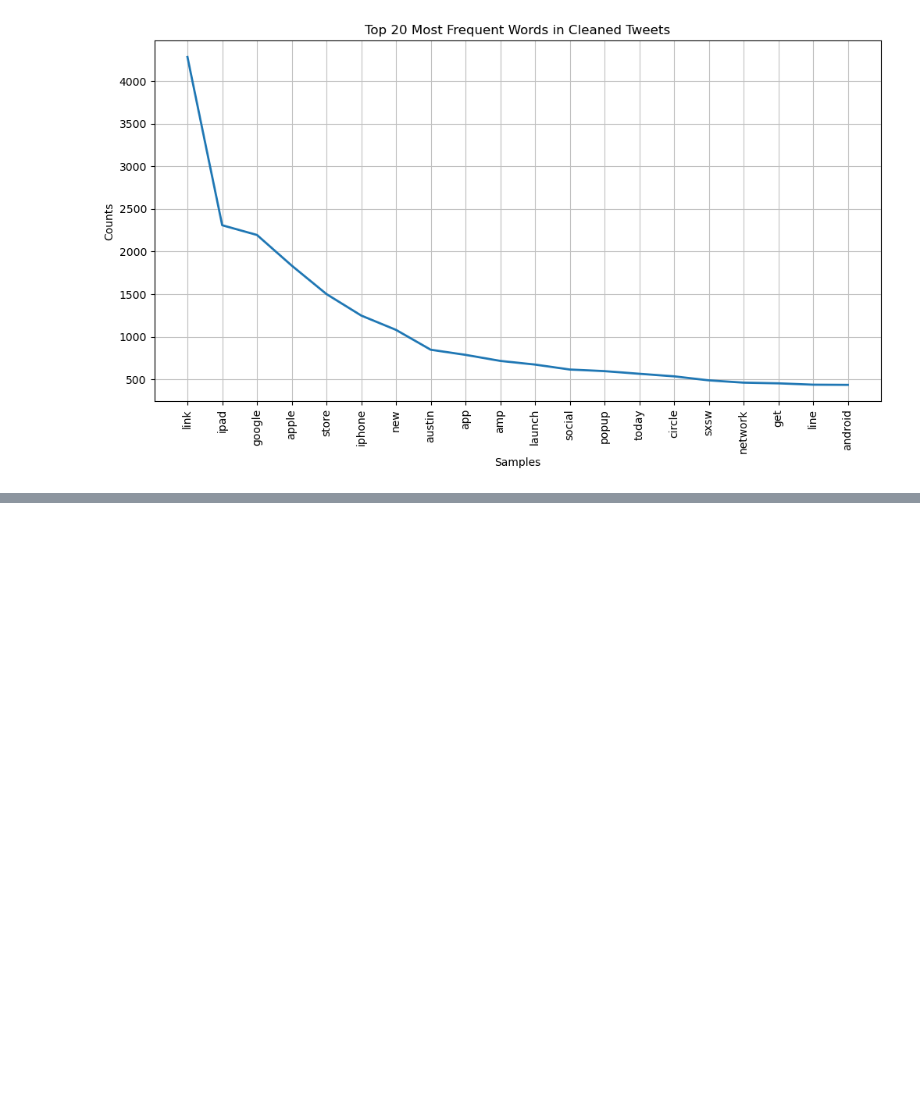
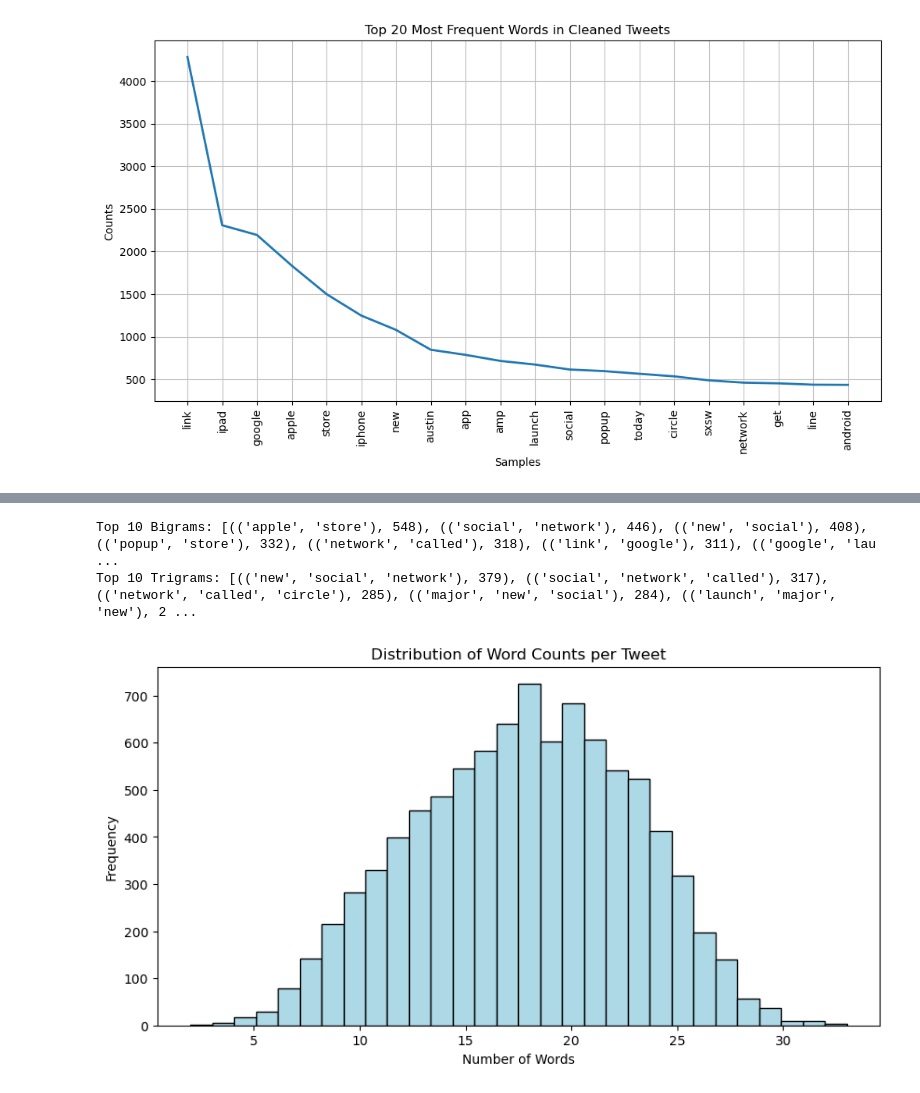
Before and after one commit to EAlmadi/Phase4_project, a Jupyter notebook: Untitled1.ipynb, the cells around one changed output, grey strips where cells are left out. Saved outputs shown, nothing was run; the diff lists cells and outputs as text; code cells hidden in the pictures; blank space fills up the shorter version.

```diff
--- a/Untitled1.ipynb
+++ b/Untitled1.ipynb
@@ -188,0 +248,26 @@ plt.show()
+# %%
+from nltk import bigrams, trigrams
+from collections import Counter
+
+# check for bigrams and trigrams words
+bi_grams = Counter(bigrams(tokens_clean))
+tri_grams = Counter(trigrams(tokens_clean))
+
+print("Top 10 Bigrams:", bi_grams.most_common(10))
+print("Top 10 Trigrams:", tri_grams.most_common(10))
+# %% [output]
+Top 10 Bigrams: [(('apple', 'store'), 548), (('social', 'network'), 446), (('new', 'social'), 408), (('popup', 'store'), 332), (('network', 'called'), 318), (('link', 'google'), 311), (('google', 'lau ...
+Top 10 Trigrams: [(('new', 'social', 'network'), 379), (('social', 'network', 'called'), 317), (('network', 'called', 'circle'), 285), (('major', 'new', 'social'), 284), (('launch', 'major', 'new'), 2 ...
+# %%
+# word counts per tweet
+df['char_count'] = df['tweet_text'].apply(len)
+df['word_count'] = df['tweet_text'].apply(lambda x: len(x.split()))
+
+plt.figure(figsize=(10,5))
+plt.hist(df['word_count'], bins=30, color='lightblue', edgecolor='black')
+plt.title("Distribution of Word Counts per Tweet")
+plt.xlabel("Number of Words")
+plt.ylabel("Frequency")
+plt.show()
+# %% [output]
+[figure, added]
```
Also changed, not shown: parts of 12 cells of this notebook.
